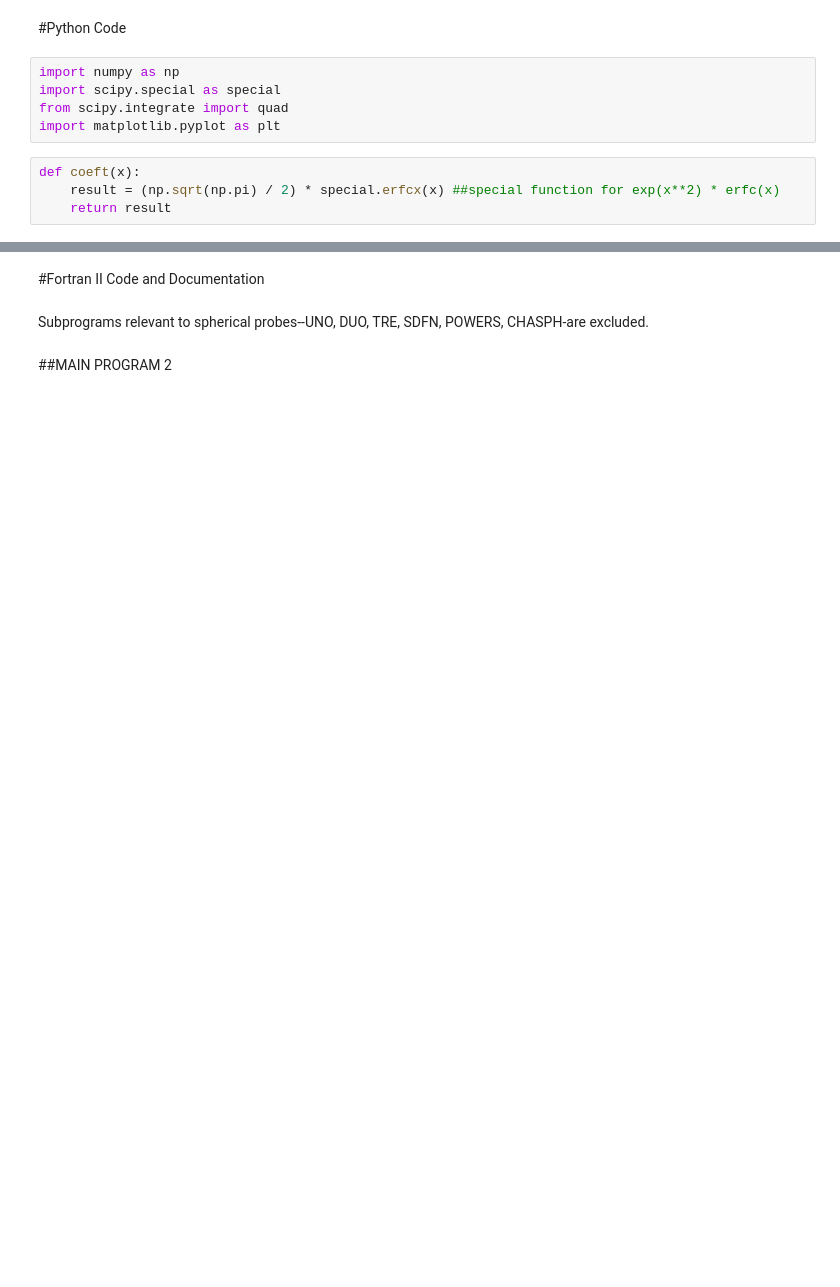
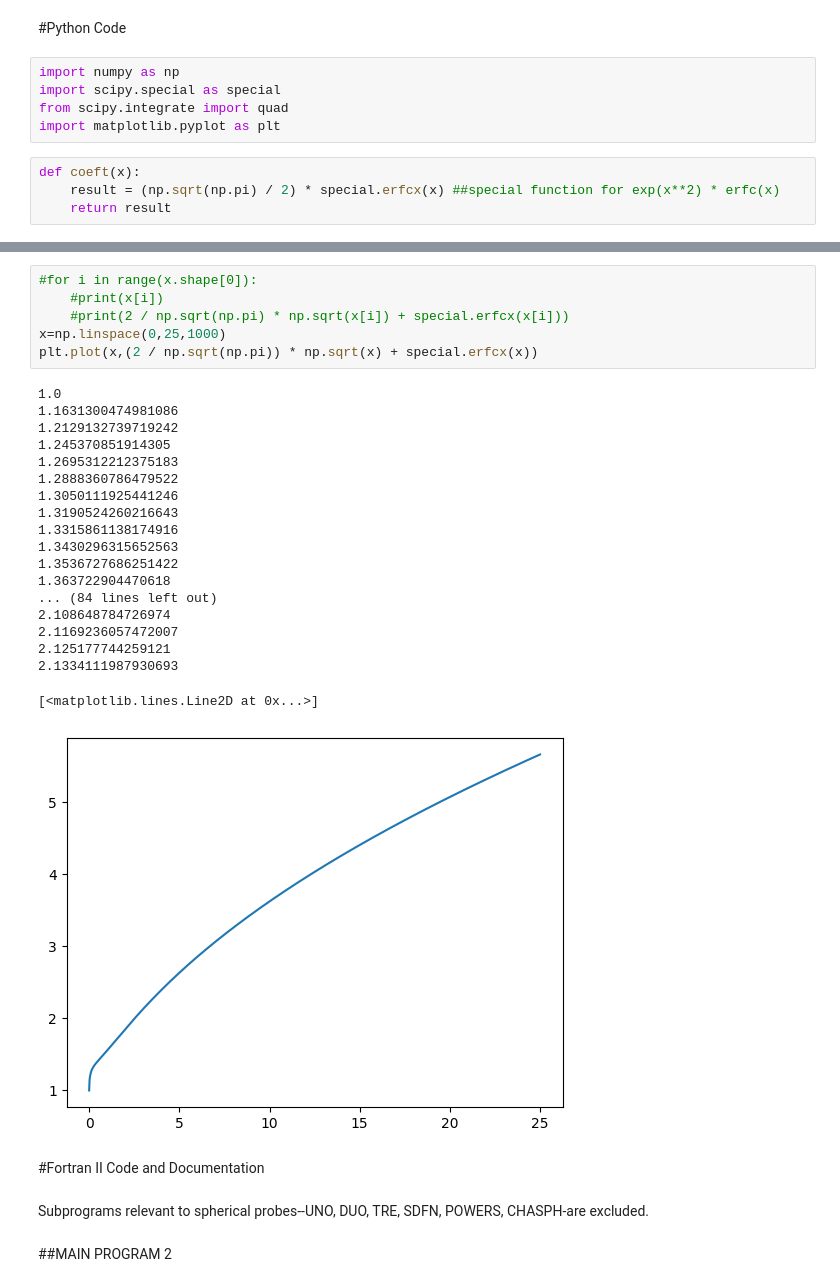
Before and after one commit to russburns/Laframboise1966Code, a Jupyter notebook: MAIN_PROGRAM_2.ipynb, the cells around one changed output, grey strips where cells are left out. Saved outputs shown, nothing was run; the diff lists cells and outputs as text; blank space fills up the shorter version.

```diff
--- a/MAIN_PROGRAM_2.ipynb
+++ b/MAIN_PROGRAM_2.ipynb
@@ -14,3 +97,29 @@ def coeft(x):
+# %%
+#for i in range(x.shape[0]):
+    #print(x[i])
+    #print(2 / np.sqrt(np.pi) * np.sqrt(x[i]) + special.erfcx(x[i]))
+x=np.linspace(0,25,1000)
+plt.plot(x,(2 / np.sqrt(np.pi)) * np.sqrt(x) + special.erfcx(x))
+# %% [output]
+1.0
+1.1631300474981086
+1.2129132739719242
+1.245370851914305
+1.2695312212375183
+1.2888360786479522
+1.3050111925441246
+1.3190524260216643
+1.3315861138174916
+1.3430296315652563
+1.3536727686251422
+1.363722904470618
+... (84 lines left out)
+2.108648784726974
+2.1169236057472007
+2.125177744259121
+2.1334111987930693
+[<matplotlib.lines.Line2D at 0x...>]
+[figure, added]
 # %% [markdown]
 #Fortran II Code and Documentation
 # %% [markdown]
```
Also changed, not shown: parts of 12 cells of this notebook.
